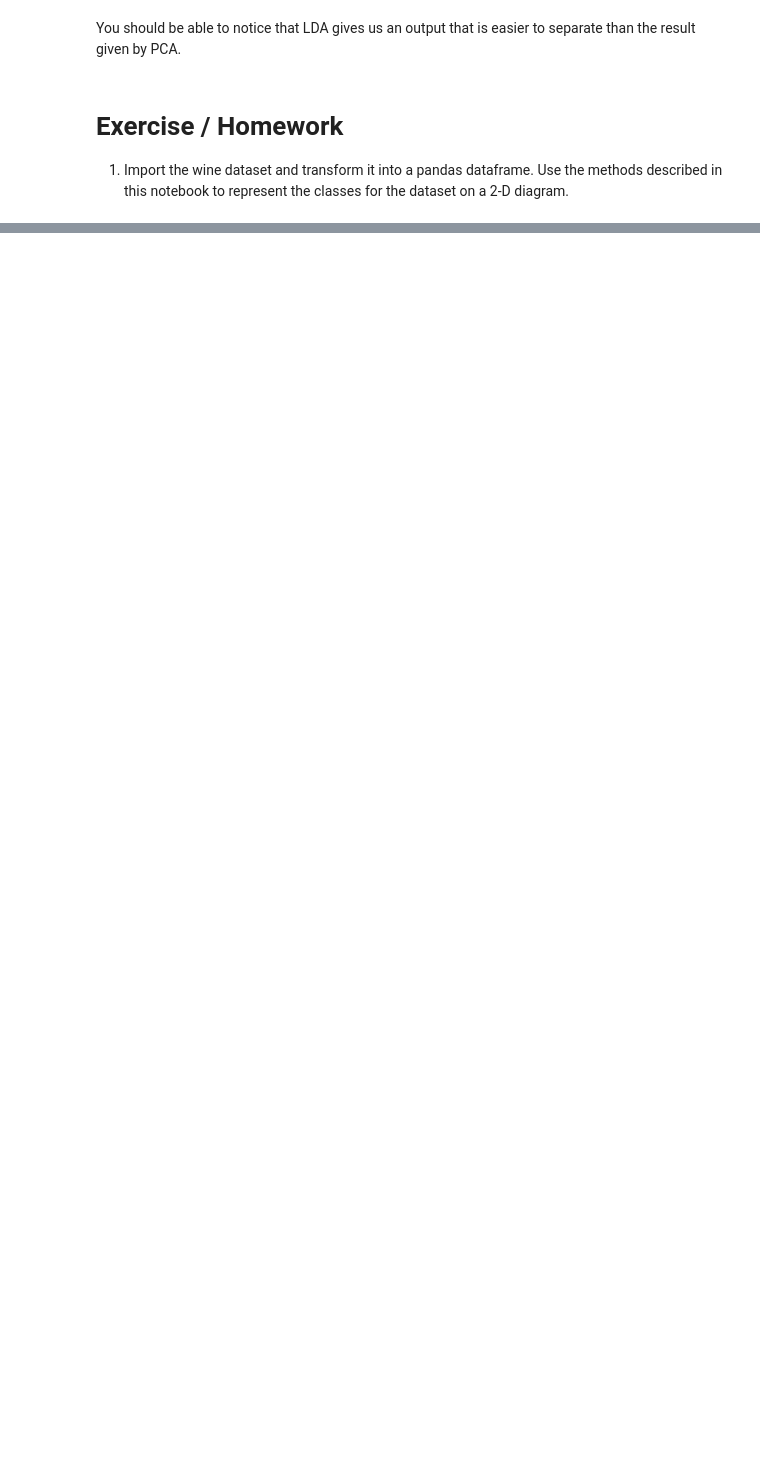
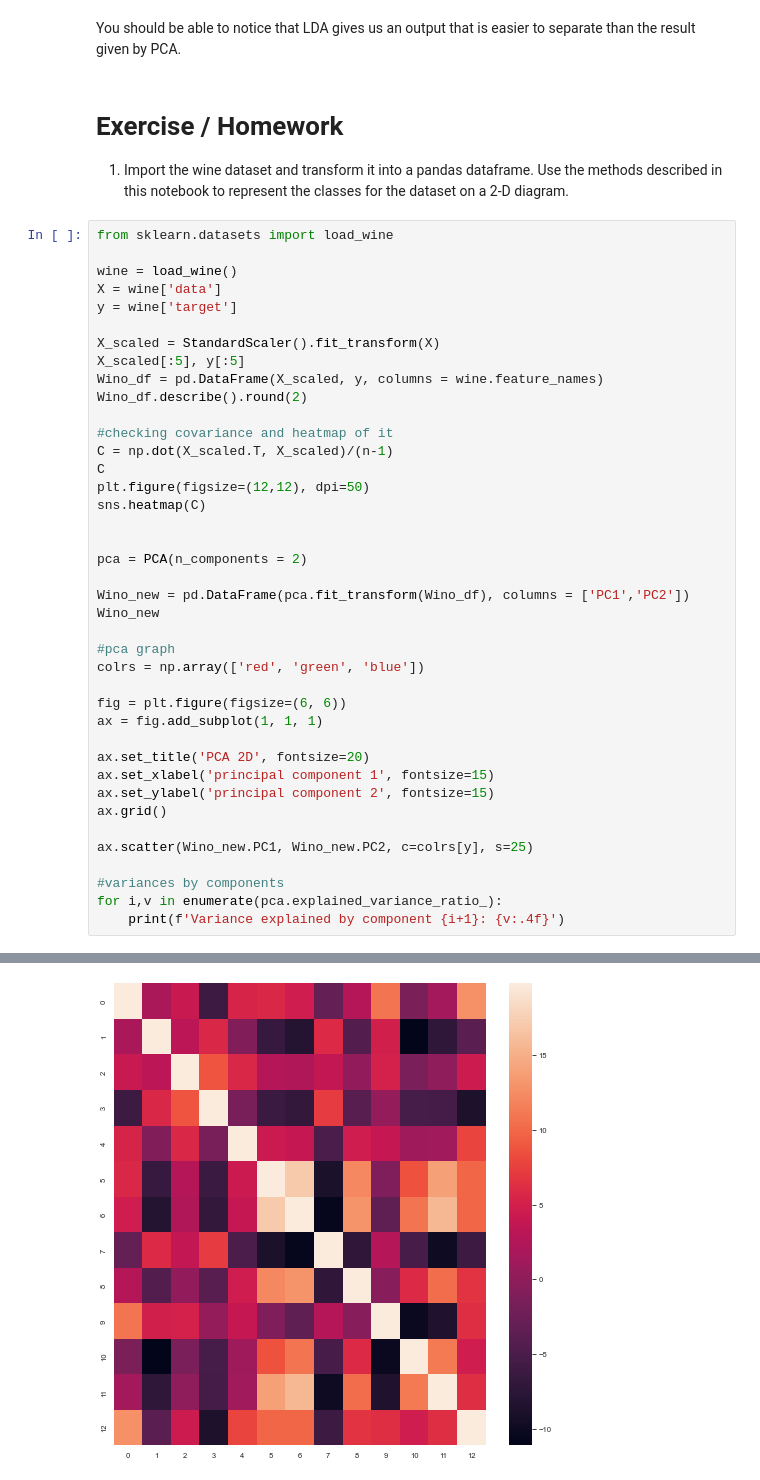
Before and after one commit to Bialkasss/Data-mining, a Jupyter notebook: Pre-processing/dm_feature_extraction.ipynb, the cells around one changed output, grey strips where cells are left out. Cells and saved outputs as stored; diff of their text form; blank space fills up the shorter version.

```diff
--- a/Pre-processing/dm_feature_extraction.ipynb
+++ b/Pre-processing/dm_feature_extraction.ipynb
@@ -471,3 +479,44 @@ You should be able to notice that LDA gives us an output that is easier to separ
  # Exercise / Homework
 
  1. Import the wine dataset and transform it into a pandas dataframe. Use the methods described in this notebook to represent the classes for the dataset on a 2-D diagram.
+# %%
+from sklearn.datasets import load_wine
+
+wine = load_wine()
+X = wine['data']
+y = wine['target']
+
+X_scaled = StandardScaler().fit_transform(X)
+X_scaled[:5], y[:5]
+Wino_df = pd.DataFrame(X_scaled, y, columns = wine.feature_names)
+Wino_df.describe().round(2)
+
+#checking covariance and heatmap of it
+C = np.dot(X_scaled.T, X_scaled)/(n-1)
+C
+plt.figure(figsize=(12,12), dpi=50)
+sns.heatmap(C)
+
+
+pca = PCA(n_components = 2)
+
+Wino_new = pd.DataFrame(pca.fit_transform(Wino_df), columns = ['PC1','PC2'])
+Wino_new
+
+#pca graph
+colrs = np.array(['red', 'green', 'blue'])
+
+fig = plt.figure(figsize=(6, 6))
+ax = fig.add_subplot(1, 1, 1)
+
+ax.set_title('PCA 2D', fontsize=20)
+ax.set_xlabel('principal component 1', fontsize=15)
+ax.set_ylabel('principal component 2', fontsize=15)
+ax.grid()
+
+ax.scatter(Wino_new.PC1, Wino_new.PC2, c=colrs[y], s=25)
+
+#variances by components
+for i,v in enumerate(pca.explained_variance_ratio_):
+    print(f'Variance explained by component {i+1}: {v:.4f}')
+# %% [output]
@@ -473,0 +525 @@ You should be able to notice that LDA gives us an output that is easier to separ
+[figure, added]
```
Also changed, not shown: parts of 31 cells of this notebook.
